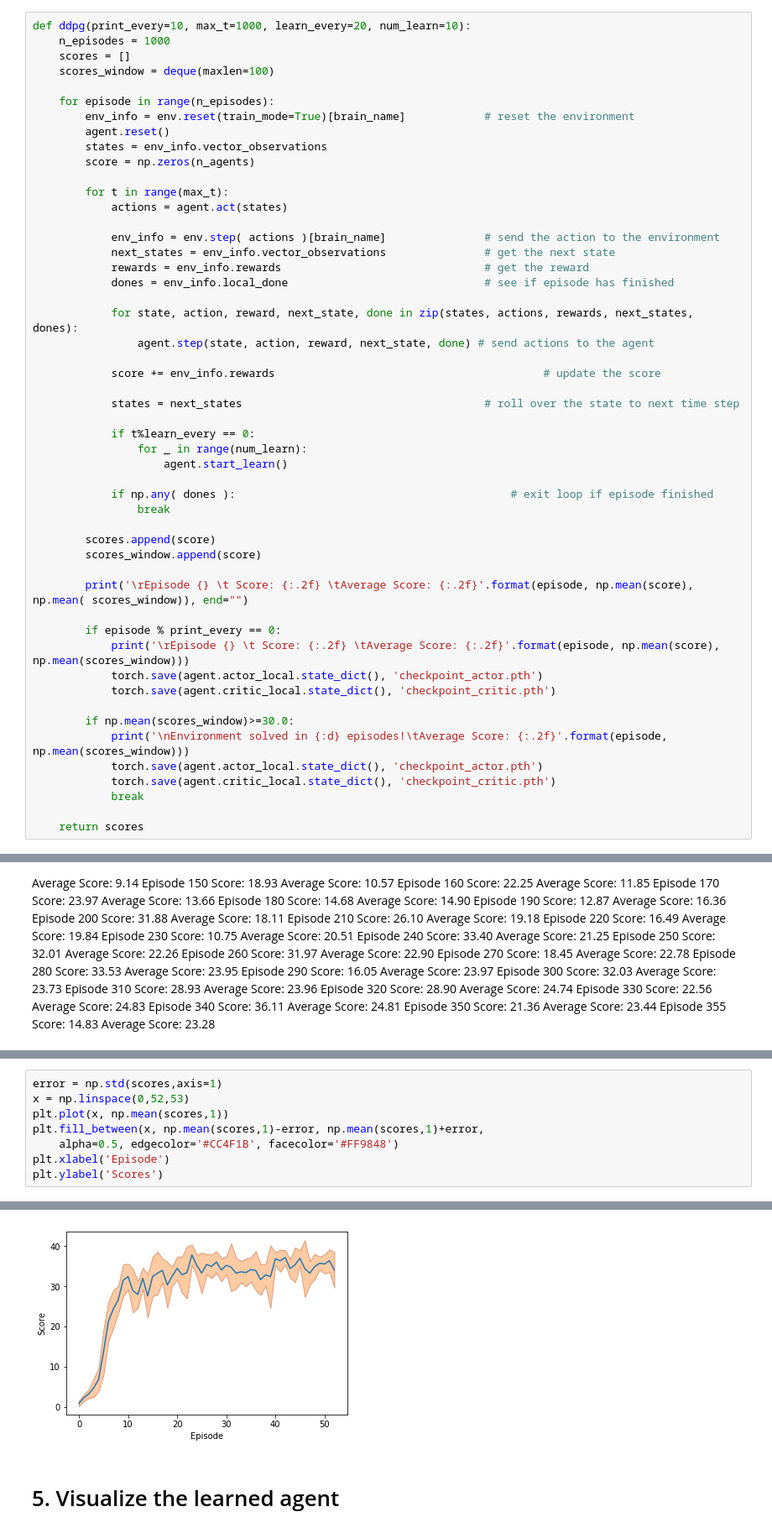
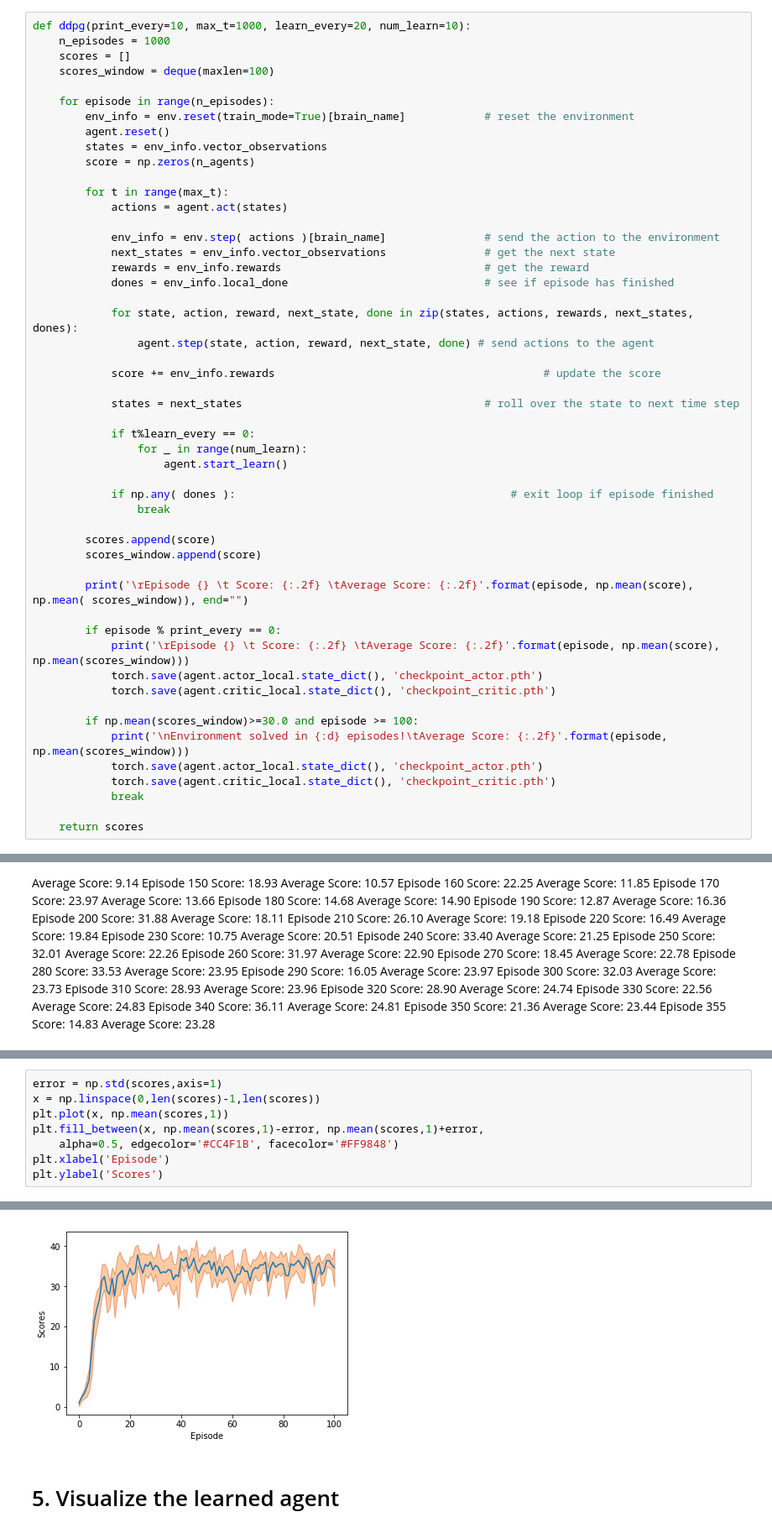
Before and after one commit to Taiyou/DeepRL-Nanodegree, a Jupyter notebook: PolicyBased/P2:ContinuousControl/Continuous_Control.ipynb, the cells around one changed output, grey strips where cells are left out. Shown at 84% size. Drawn from its saved outputs; the diff is of its cells as text.

```diff
--- a/PolicyBased/P2:ContinuousControl/Continuous_Control.ipynb
+++ b/PolicyBased/P2:ContinuousControl/Continuous_Control.ipynb
@@ -172,7 +172,7 @@ def ddpg(print_every=10, max_t=1000, learn_every=20, num_learn=10):
             torch.save(agent.actor_local.state_dict(), 'checkpoint_actor.pth')
             torch.save(agent.critic_local.state_dict(), 'checkpoint_critic.pth')
 
-        if np.mean(scores_window)>=30.0:
+        if np.mean(scores_window)>=30.0 and episode >= 100:
             print('\nEnvironment solved in {:d} episodes!\tAverage Score: {:.2f}'.format(episode, np.mean(scores_window)))
             torch.save(agent.actor_local.state_dict(), 'checkpoint_actor.pth')
             torch.save(agent.critic_local.state_dict(), 'checkpoint_critic.pth')
@@ -237,6 +242,6 @@ Environment solved in 52 episodes!      Average Score: 30.02
 # %%
 error = np.std(scores,axis=1)
-x = np.linspace(0,52,53)
+x = np.linspace(0,len(scores)-1,len(scores))
 plt.plot(x, np.mean(scores,1))
 plt.fill_between(x, np.mean(scores,1)-error, np.mean(scores,1)+error,
     alpha=0.5, edgecolor='#CC4F1B', facecolor='#FF9848')
@@ -247,4 +252,4 @@ Text(0, 0.5, 'Score')
-[figure, old version]
+[figure, new version]
 # %% [markdown]
 # 5. Visualize the learned agent
 # %%
```
Also changed, not shown: parts of 3 cells of this notebook.
